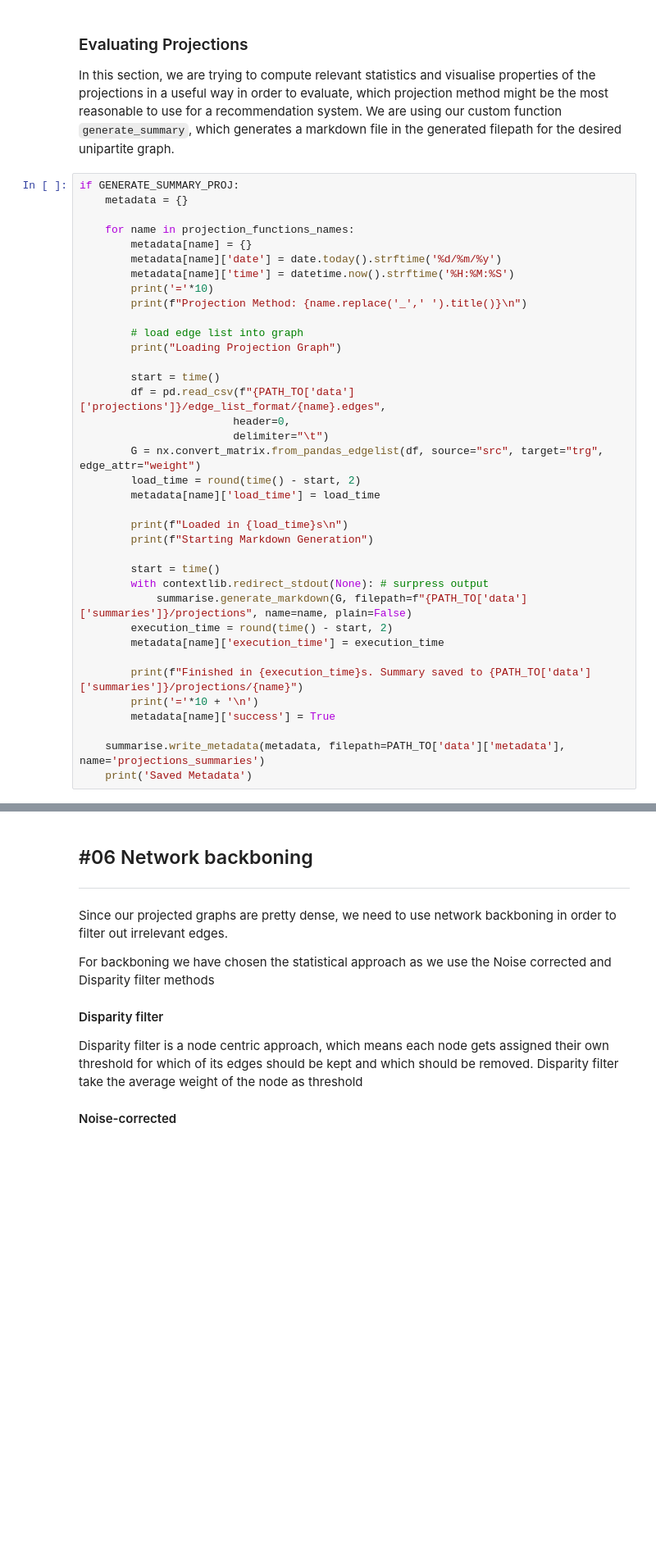
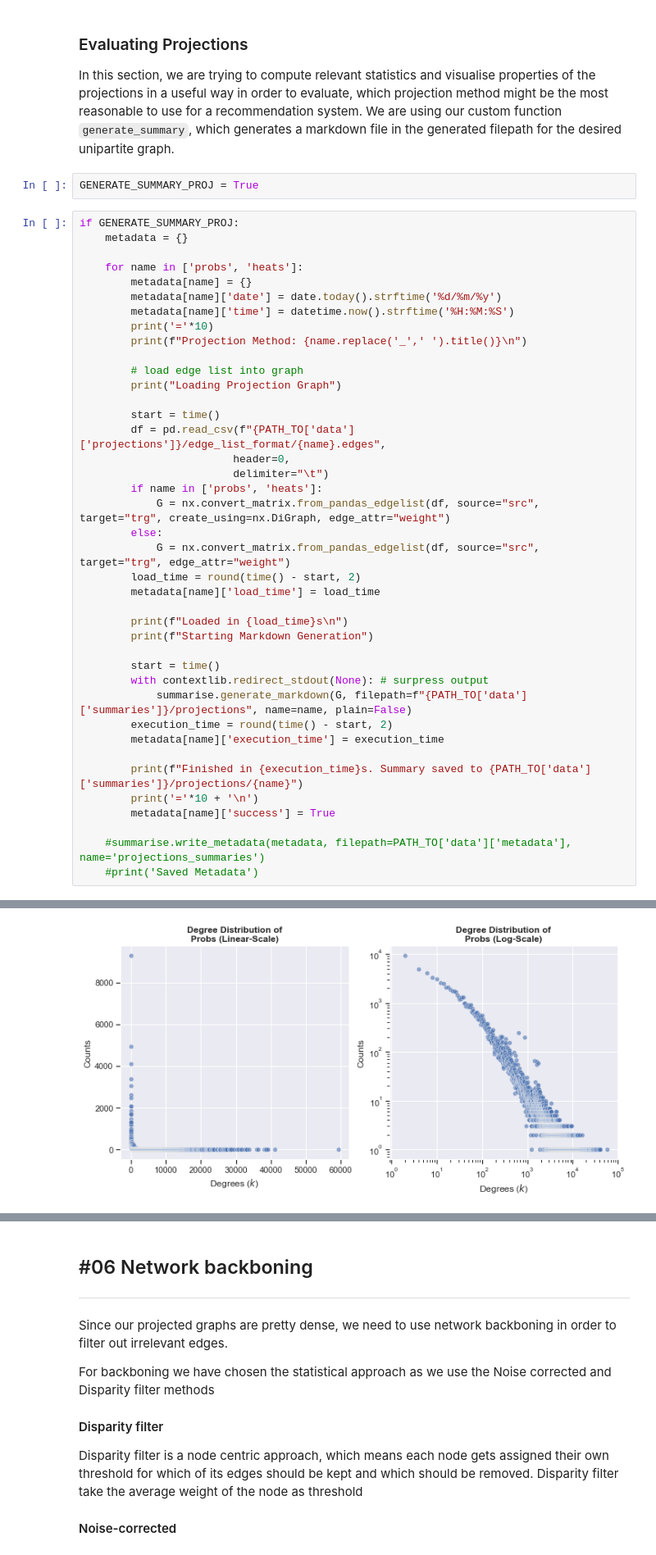
Before and after one commit to lukyrasocha/github-recommendation-system, a Jupyter notebook: main.ipynb, the cells around one changed output, grey strips where cells are left out. Shown: that part at 82% size. Cells and saved outputs as stored; diff of their text form; blank space fills up the shorter version.

Commit message:
Added Evaluation of Projection Method to main.ipynb, Minor Changes in compare_networks.ipynb

```diff
--- a/main.ipynb
+++ b/main.ipynb
@@ -630,11 +753,13 @@ if COMPUTE_PROJECTIONS:
 ### Evaluating Projections
 
 In this section, we are trying to compute relevant statistics and visualise properties of the projections in a useful way in order to evaluate, which projection method might be the most reasonable to use for a recommendation system. We are using our custom function `generate_summary`, which generates a markdown file in the generated filepath for the desired unipartite graph.
+# %%
+GENERATE_SUMMARY_PROJ = True
 # %%
 if GENERATE_SUMMARY_PROJ:
     metadata = {}
 
-    for name in projection_functions_names:
+    for name in ['probs', 'heats']:
         metadata[name] = {}
         metadata[name]['date'] = date.today().strftime('%d/%m/%y')
         metadata[name]['time'] = datetime.now().strftime('%H:%M:%S')
@@ -648,7 +773,10 @@ if GENERATE_SUMMARY_PROJ:
         df = pd.read_csv(f"{PATH_TO['data']['projections']}/edge_list_format/{name}.edges",
                         header=0,
                         delimiter="\t")
-        G = nx.convert_matrix.from_pandas_edgelist(df, source="src", target="trg", edge_attr="weight")
+        if name in ['probs', 'heats']:
+            G = nx.convert_matrix.from_pandas_edgelist(df, source="src", target="trg", create_using=nx.DiGraph, edge_attr="weight")
+        else:
+            G = nx.convert_matrix.from_pandas_edgelist(df, source="src", target="trg", edge_attr="weight")
         load_time = round(time() - start, 2)
         metadata[name]['load_time'] = load_time
 
@@ -665,5 +793,6 @@ if GENERATE_SUMMARY_PROJ:
         print('='*10 + '\n')
         metadata[name]['success'] = True
 
-    summarise.write_metadata(metadata, filepath=PATH_TO['data']['metadata'], name='projections_summaries')
-    print('Saved Metadata')
+    #summarise.write_metadata(metadata, filepath=PATH_TO['data']['metadata'], name='projections_summaries')
+    #print('Saved Metadata')
+# %% [output]
@@ -669,0 +818 @@ if GENERATE_SUMMARY_PROJ:
+[figure, added]
```
Also changed, not shown: parts of 27 cells of this notebook, 1 other file.
